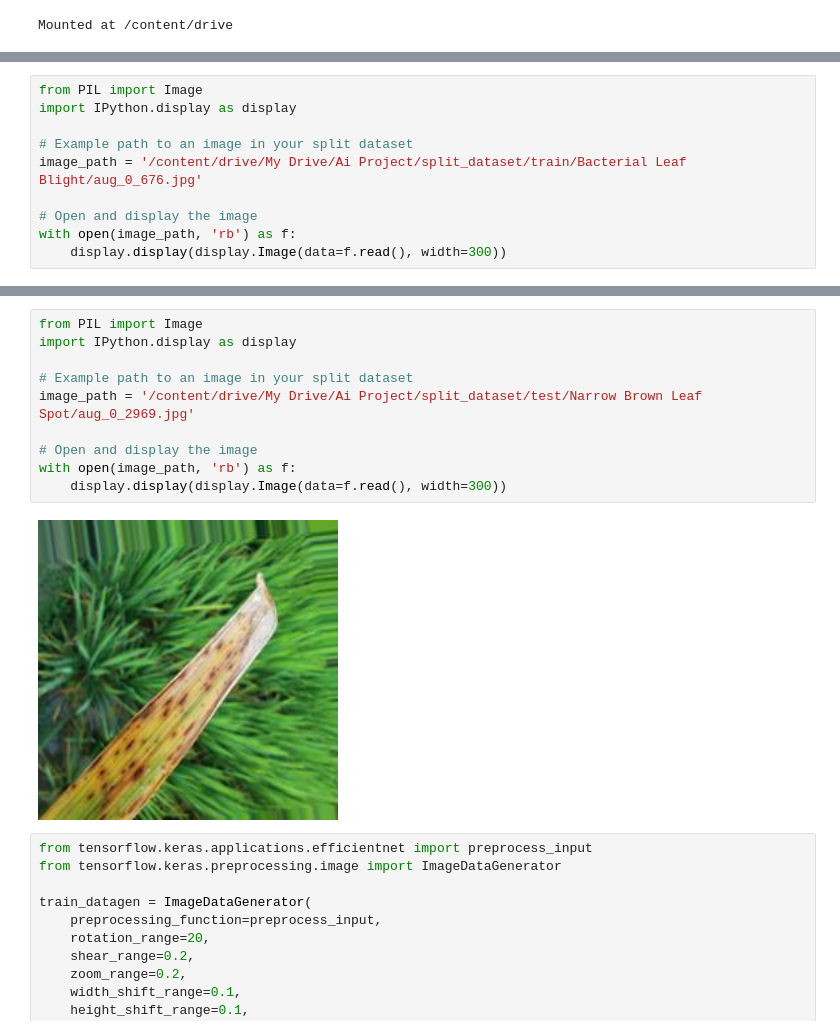
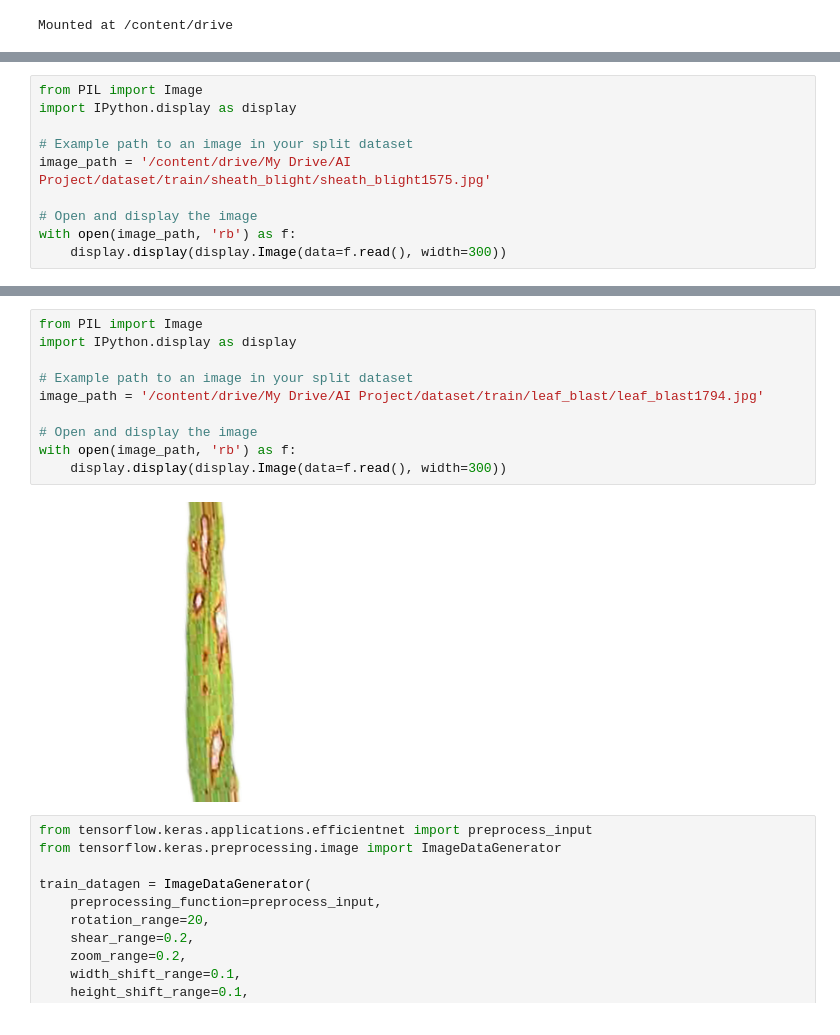
Before and after one commit to HabibaJahn/Rice_disease_detection, a Jupyter notebook: Model_Train.ipynb, the cells around one changed output, grey strips where cells are left out. Cells and saved outputs as stored; diff of their text form.

```diff
--- a/Model_Train.ipynb
+++ b/Model_Train.ipynb
@@ -98,7 +112,7 @@ from PIL import Image
 import IPython.display as display
 
 # Example path to an image in your split dataset
-image_path = '/content/drive/My Drive/Ai Project/split_dataset/train/Bacterial Leaf Blight/aug_0_676.jpg'
+image_path = '/content/drive/My Drive/AI Project/dataset/train/sheath_blight/sheath_blight1575.jpg'
 
 # Open and display the image
 with open(image_path, 'rb') as f:
@@ -108,15 +122,15 @@ with open(image_path, 'rb') as f:
 # %%
 from PIL import Image
 import IPython.display as display
 
 # Example path to an image in your split dataset
-image_path = '/content/drive/My Drive/Ai Project/split_dataset/test/Narrow Brown Leaf Spot/aug_0_2969.jpg'
+image_path = '/content/drive/My Drive/AI Project/dataset/train/leaf_blast/leaf_blast1794.jpg'
 
 # Open and display the image
 with open(image_path, 'rb') as f:
     display.display(display.Image(data=f.read(), width=300))
 # %% [output]
-[figure, old version]
+[figure, new version]
 # %%
 from tensorflow.keras.applications.efficientnet import preprocess_input
 from tensorflow.keras.preprocessing.image import ImageDataGenerator
```
Also changed, not shown: parts of 18 cells of this notebook.
